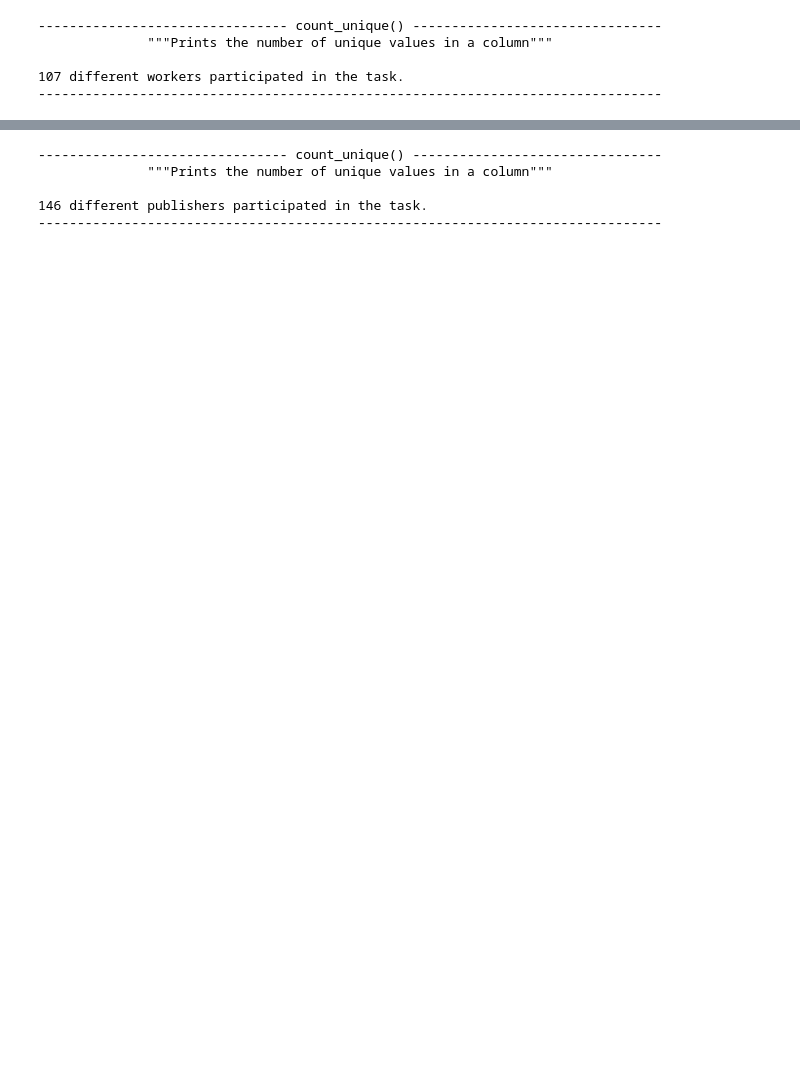
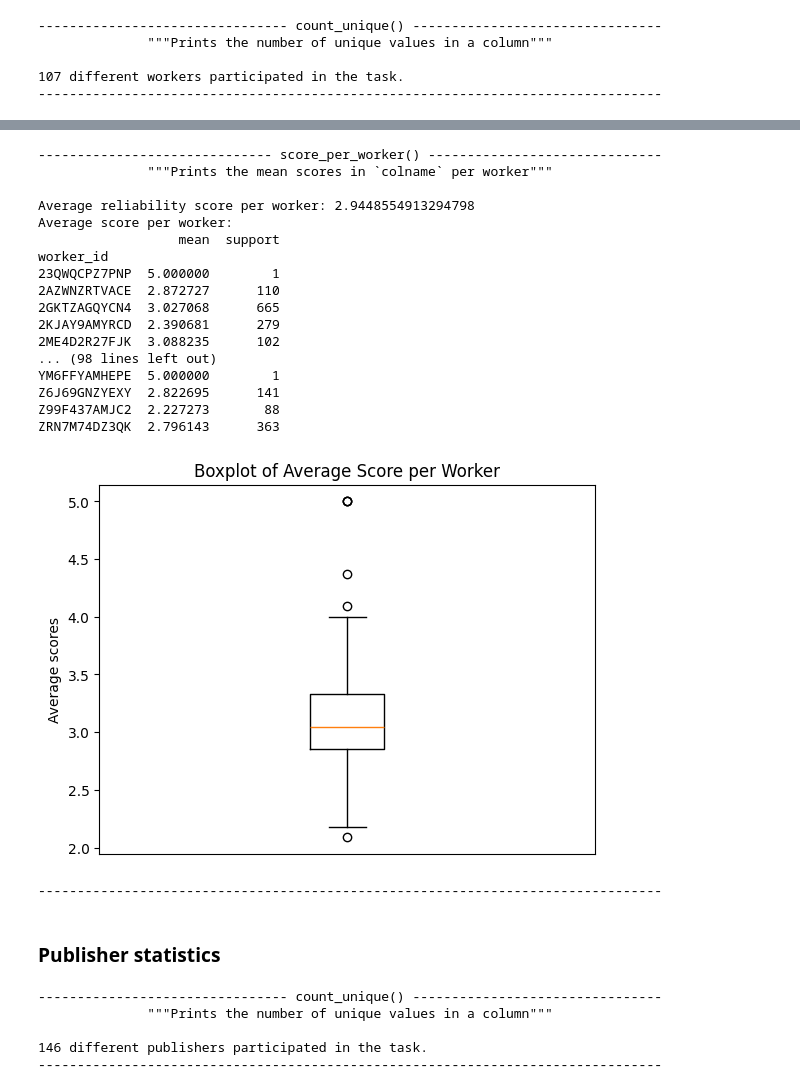
Before and after one commit to bbjoverbeek/credibility-conundrum, a Jupyter notebook: data_exploration.ipynb, the cells around one changed output, grey strips where cells are left out. Cells and saved outputs as stored; diff of their text form; code cells hidden in the pictures; blank space fills up the shorter version.

```diff
--- a/data_exploration.ipynb
+++ b/data_exploration.ipynb
@@ -113,3 +139,46 @@ count_unique(df, 'worker_id')
+# %%
+@print_formatting
+def score_per_worker(df: pd.DataFrame, colname: str) -> None:
+    """Prints the mean scores in `colname` per worker"""
+
+    # compute overall average
+    print(f'Average reliability score per worker: {df[colname].mean()}')
+
+    # compute average per worker
+    scores = pd.merge(df.groupby('worker_id')[colname].mean(), df.groupby('worker_id')[colname].count(), how='inner', on='worker_id')
+    scores.rename(columns={'score_x': 'mean', 'score_y': 'support'}, inplace=True)
+    print(f'Average {colname} per worker:\n{scores.to_string()}')
+
+    # boxplot of averages per worker
+    plt.boxplot(df.groupby('worker_id')[colname].mean())
+    plt.title(f'Boxplot of Average {colname.capitalize()} per Worker')
+    plt.tick_params(axis='x', which='both', bottom=False, top=False, labelbottom=False)
+    plt.ylabel(f'Average {colname}s')
+    plt.show()
+
+score_per_worker(df, 'score')
+# %% [output]
+------------------------------ score_per_worker() ------------------------------
+              """Prints the mean scores in `colname` per worker"""
+
+Average reliability score per worker: 2.9448554913294798
+Average score per worker:
+                  mean  support
+worker_id
+23QWQCPZ7PNP  5.000000        1
+2AZWNZRTVACE  2.872727      110
+2GKTZAGQYCN4  3.027068      665
+2KJAY9AMYRCD  2.390681      279
+2ME4D2R27FJK  3.088235      102
+... (98 lines left out)
+YM6FFYAMHEPE  5.000000        1
+Z6J69GNZYEXY  2.822695      141
+Z99F437AMJC2  2.227273       88
+ZRN7M74DZ3QK  2.796143      363
+[figure, added]
+--------------------------------------------------------------------------------
+# %% [markdown]
+### Publisher statistics
 # %%
 # count how many unique publishers there are in the dataset
 count_unique(df, 'publisher')
```
Also changed, not shown: parts of 19 cells of this notebook.
